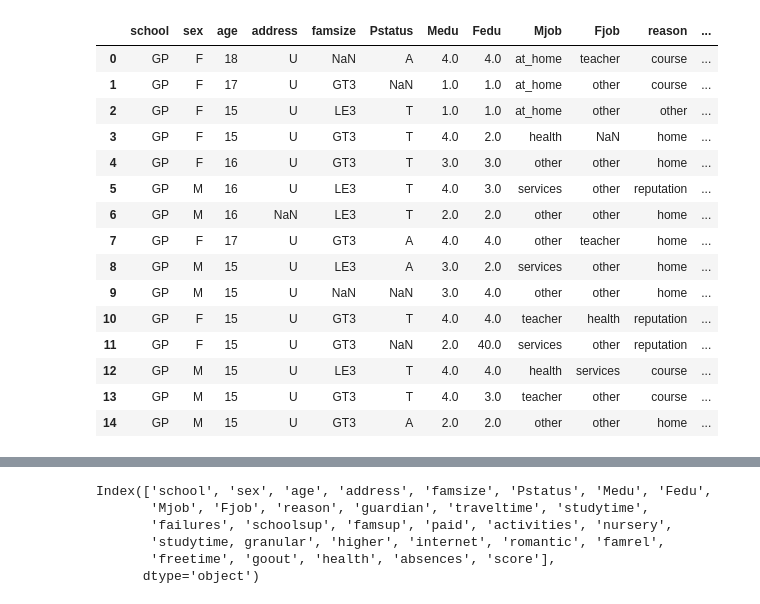
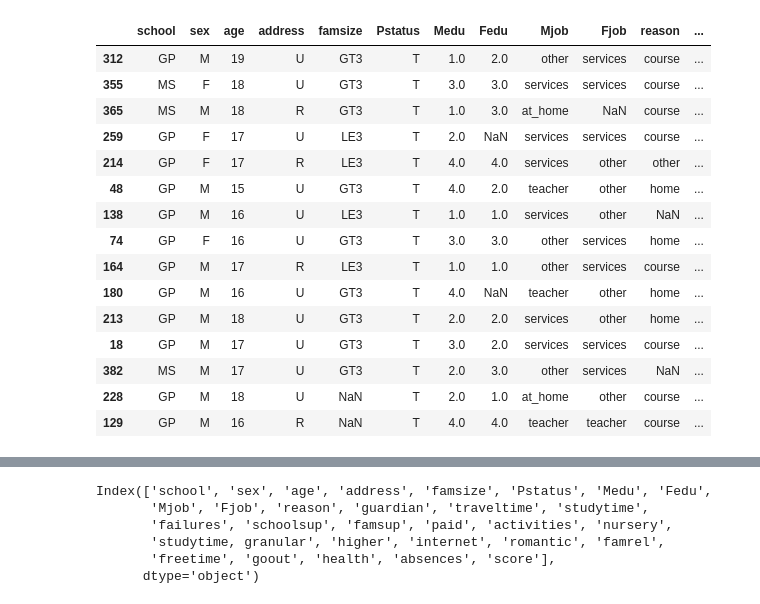
Before and after one commit to iaanlima/skillfactory_rds, a Jupyter notebook: project_2/EDA.ipynb, the cells around one changed output, grey strips where cells are left out. Drawn from its saved outputs; the diff is of its cells as text; code cells hidden in the pictures.

```diff
--- a/project_2/EDA.ipynb
+++ b/project_2/EDA.ipynb
@@ -1,19 +0,0 @@
-# %%
-import warnings
-from scipy.stats import ttest_ind
-from itertools import combinations
-from plotly.offline import download_plotlyjs, init_notebook_mode, plot, iplot
-import cufflinks as cf
-import seaborn as sns
-import pandas as pd
-import numpy as np
-import matplotlib.pyplot as plt
-%matplotlib inline
-warnings.simplefilter('ignore')
-init_notebook_mode(connected=True)
-cf.go_offline()
-
-pd.set_option('display.max_rows', 50)  # показывать больше строк
-pd.set_option('display.max_columns', 50)  # показывать больше колонок
-
-df = pd.read_csv('stud_math.xls')
@@ -20,20 +46,20 @@ df = pd.read_csv('stud_math.xls')
 # %%
-df.head(15)
+df.sample(15)
 # %% [output]
 |  | school | sex | age | address | famsize | Pstatus | Medu | Fedu | Mjob | Fjob | reason | ... |
-| 0 | GP | F | 18 | U | NaN | A | 4.0 | 4.0 | at_home | teacher | course | ... |
-| 1 | GP | F | 17 | U | GT3 | NaN | 1.0 | 1.0 | at_home | other | course | ... |
-| 2 | GP | F | 15 | U | LE3 | T | 1.0 | 1.0 | at_home | other | other | ... |
-| 3 | GP | F | 15 | U | GT3 | T | 4.0 | 2.0 | health | NaN | home | ... |
-| 4 | GP | F | 16 | U | GT3 | T | 3.0 | 3.0 | other | other | home | ... |
-| 5 | GP | M | 16 | U | LE3 | T | 4.0 | 3.0 | services | other | reputation | ... |
-| 6 | GP | M | 16 | NaN | LE3 | T | 2.0 | 2.0 | other | other | home | ... |
-| 7 | GP | F | 17 | U | GT3 | A | 4.0 | 4.0 | other | teacher | home | ... |
-| 8 | GP | M | 15 | U | LE3 | A | 3.0 | 2.0 | services | other | home | ... |
-| 9 | GP | M | 15 | U | NaN | NaN | 3.0 | 4.0 | other | other | home | ... |
-| 10 | GP | F | 15 | U | GT3 | T | 4.0 | 4.0 | teacher | health | reputation | ... |
-| 11 | GP | F | 15 | U | GT3 | NaN | 2.0 | 40.0 | services | other | reputation | ... |
-| 12 | GP | M | 15 | U | LE3 | T | 4.0 | 4.0 | health | services | course | ... |
-| 13 | GP | M | 15 | U | GT3 | T | 4.0 | 3.0 | teacher | other | course | ... |
-| 14 | GP | M | 15 | U | GT3 | A | 2.0 | 2.0 | other | other | home | ... |
+| 312 | GP | M | 19 | U | GT3 | T | 1.0 | 2.0 | other | services | course | ... |
+| 355 | MS | F | 18 | U | GT3 | T | 3.0 | 3.0 | services | services | course | ... |
+| 365 | MS | M | 18 | R | GT3 | T | 1.0 | 3.0 | at_home | NaN | course | ... |
+| 259 | GP | F | 17 | U | LE3 | T | 2.0 | NaN | services | services | course | ... |
+| 214 | GP | F | 17 | R | LE3 | T | 4.0 | 4.0 | services | other | other | ... |
+| 48 | GP | M | 15 | U | GT3 | T | 4.0 | 2.0 | teacher | other | home | ... |
+| 138 | GP | M | 16 | U | LE3 | T | 1.0 | 1.0 | services | other | NaN | ... |
+| 74 | GP | F | 16 | U | GT3 | T | 3.0 | 3.0 | other | services | home | ... |
+| 164 | GP | M | 17 | R | LE3 | T | 1.0 | 1.0 | other | services | course | ... |
+| 180 | GP | M | 16 | U | GT3 | T | 4.0 | NaN | teacher | other | home | ... |
+| 213 | GP | M | 18 | U | GT3 | T | 2.0 | 2.0 | services | other | home | ... |
+| 18 | GP | M | 17 | U | GT3 | T | 3.0 | 2.0 | services | services | course | ... |
+| 382 | MS | M | 17 | U | GT3 | T | 2.0 | 3.0 | other | services | NaN | ... |
+| 228 | GP | M | 18 | U | NaN | T | 2.0 | 1.0 | at_home | other | course | ... |
+| 129 | GP | M | 16 | R | NaN | T | 4.0 | 4.0 | teacher | teacher | course | ... |
 # %%
```
Also changed, not shown: parts of 18 cells of this notebook, 1 other file.
